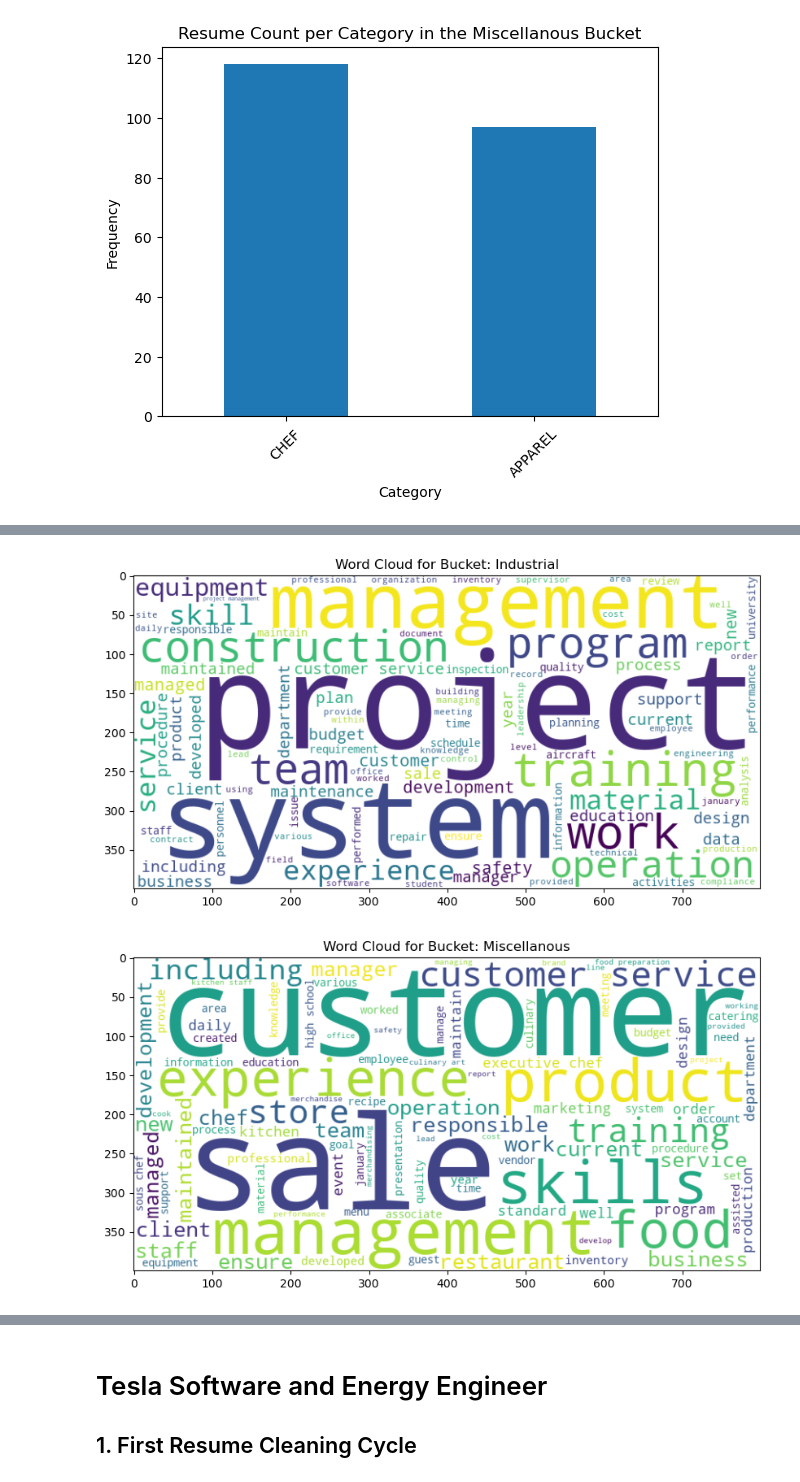
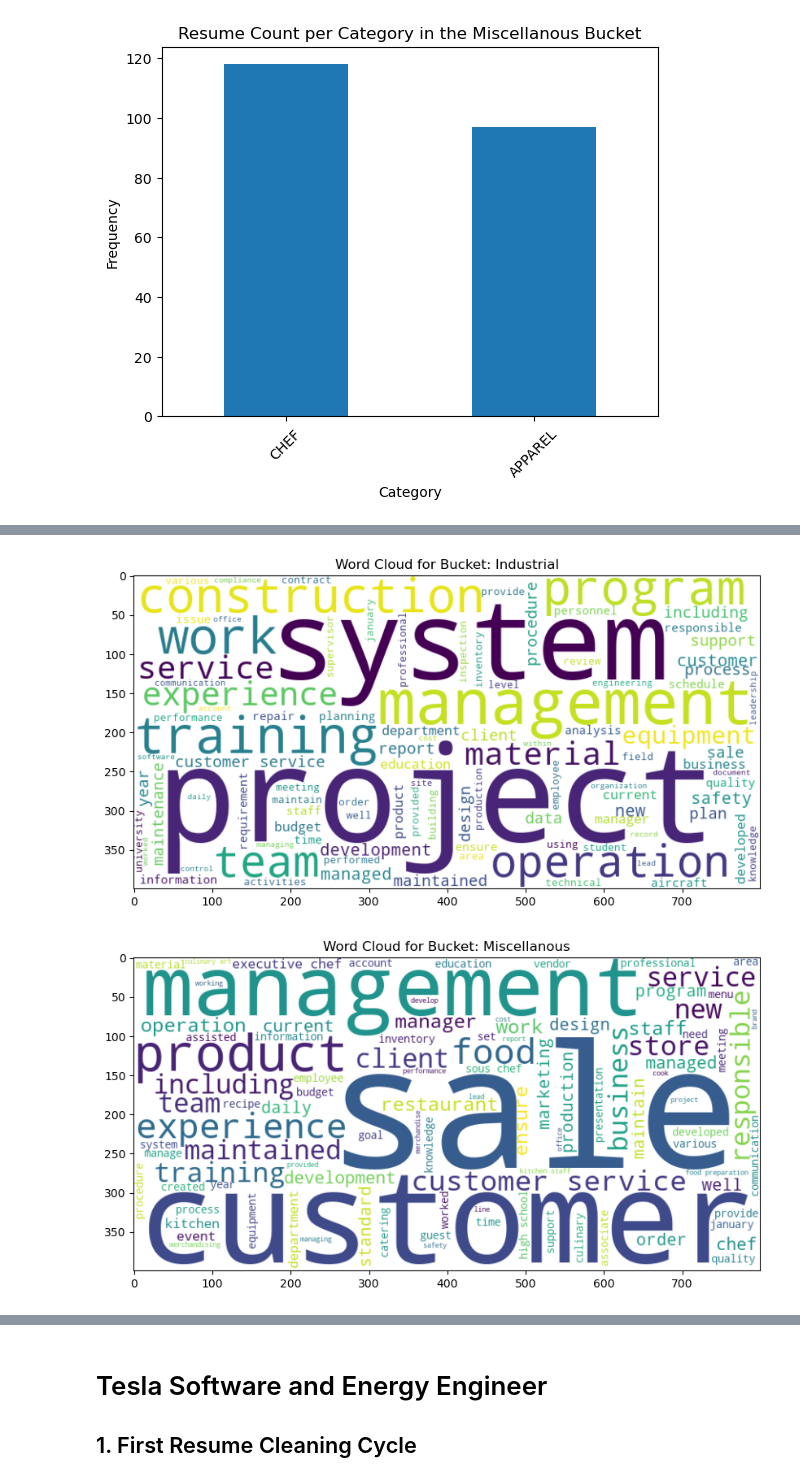
Before and after one commit to henry-AY/ResumeScreening, a Jupyter notebook: Resume_Screening.ipynb, the cells around one changed output, grey strips where cells are left out. Saved outputs shown, nothing was run; the diff lists cells and outputs as text; code cells hidden in the pictures.

```diff
--- a/Resume_Screening.ipynb
+++ b/Resume_Screening.ipynb
@@ -269,7 +269,7 @@ plt.show()
 # %%
 texts = ' '.join(df_indust["Cleaned_str"].astype(str))
 
-custom_stopwords = {'name', 'city', 'state', 'company', 'employee', 'skill'}
+custom_stopwords = {'name', 'city', 'state', 'company', 'employee', 'skill', 'skills'}
 words = texts.split()
 
 filtered_words = [word for word in words if word not in custom_stopwords]
@@ -287,27 +287,27 @@ plt.imshow(wordcloud, interpolation='bilinear')
 plt.title(f"Word Cloud for Bucket: Industrial")
 plt.show()
 # %% [output]
-[figure, old version]
+[figure, new version]
 # %%
 texts = ' '.join(df_misc["Cleaned_str"].astype(str))
 
-custom_stopwords = {'name', 'city', 'state', 'company', 'employee', 'skill'}
+custom_stopwords = {'name', 'city', 'state', 'company', 'employee', 'skill', 'skills'}
 words = texts.split()
 
 filtered_words = [word for word in words if word not in custom_stopwords]
 filtered_text = ' '.join(filtered_words)
 
 wordcloud = WordCloud(
     width=800,
     height=400,
     background_color='white',
     max_words=100
 ).generate(filtered_text)
 
 plt.figure(figsize=(10, 5))
 plt.imshow(wordcloud, interpolation='bilinear')
 plt.title(f"Word Cloud for Bucket: Miscellanous")
 plt.show()
 # %% [output]
-[figure, old version]
+[figure, new version]
 # %%
```
Also changed, not shown: parts of 5 cells of this notebook.
